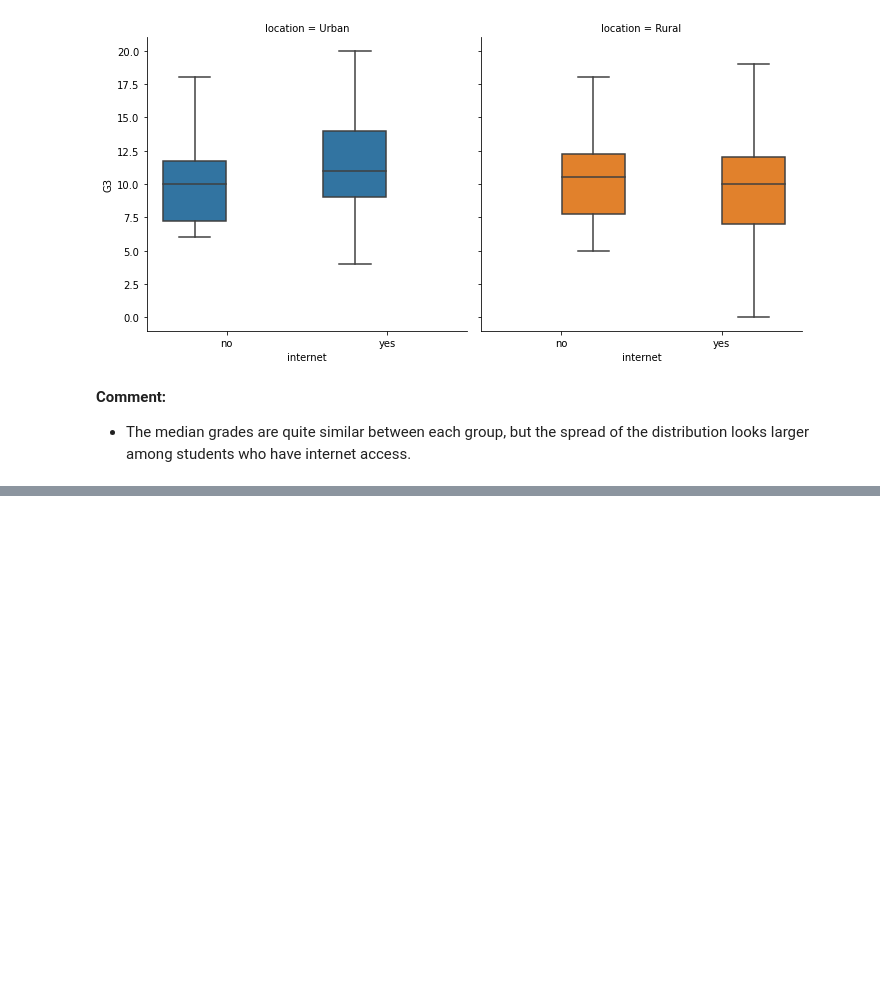
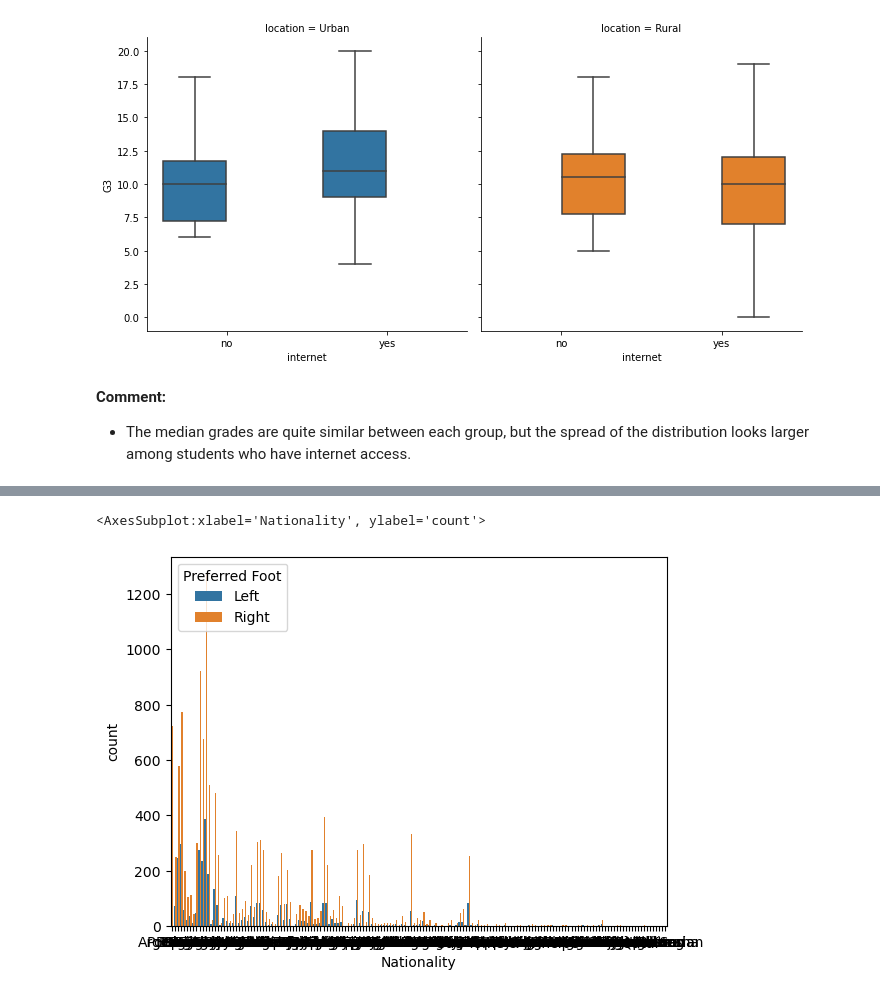
Before and after one commit to Lcutiev/DataCamp, a Jupyter notebook: Introduction to Data Visualization with Seaborn.ipynb, the cells around one changed output, grey strips where cells are left out. Cells and saved outputs as stored; diff of their text form; code cells hidden in the pictures; blank space fills up the shorter version.

```diff
--- a/Introduction to Data Visualization with Seaborn.ipynb
+++ b/Introduction to Data Visualization with Seaborn.ipynb
@@ -1441,0 +1458,2 @@ g.set(xlabel="Location of Residence",
+# %%
+fifa = pd.read_csv('fifa.csv')
@@ -1441,0 +1495,7 @@ g.set(xlabel="Location of Residence",
+# %%
+sns.countplot(x='Nationality',
+              hue='Preferred Foot',
+              data=fifa)
+# %% [output]
+<AxesSubplot:xlabel='Nationality', ylabel='count'>
+[figure, added]
```
Also changed, not shown: parts of 235 cells of this notebook, 9 other files.
